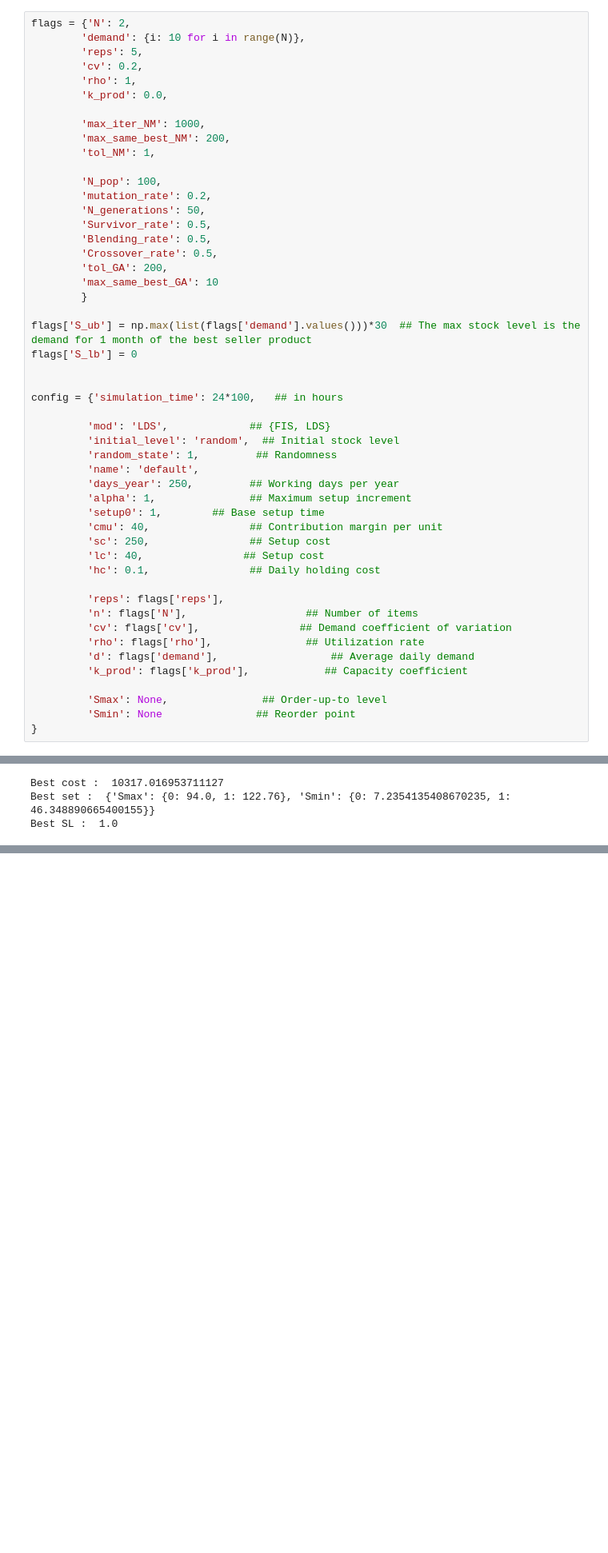
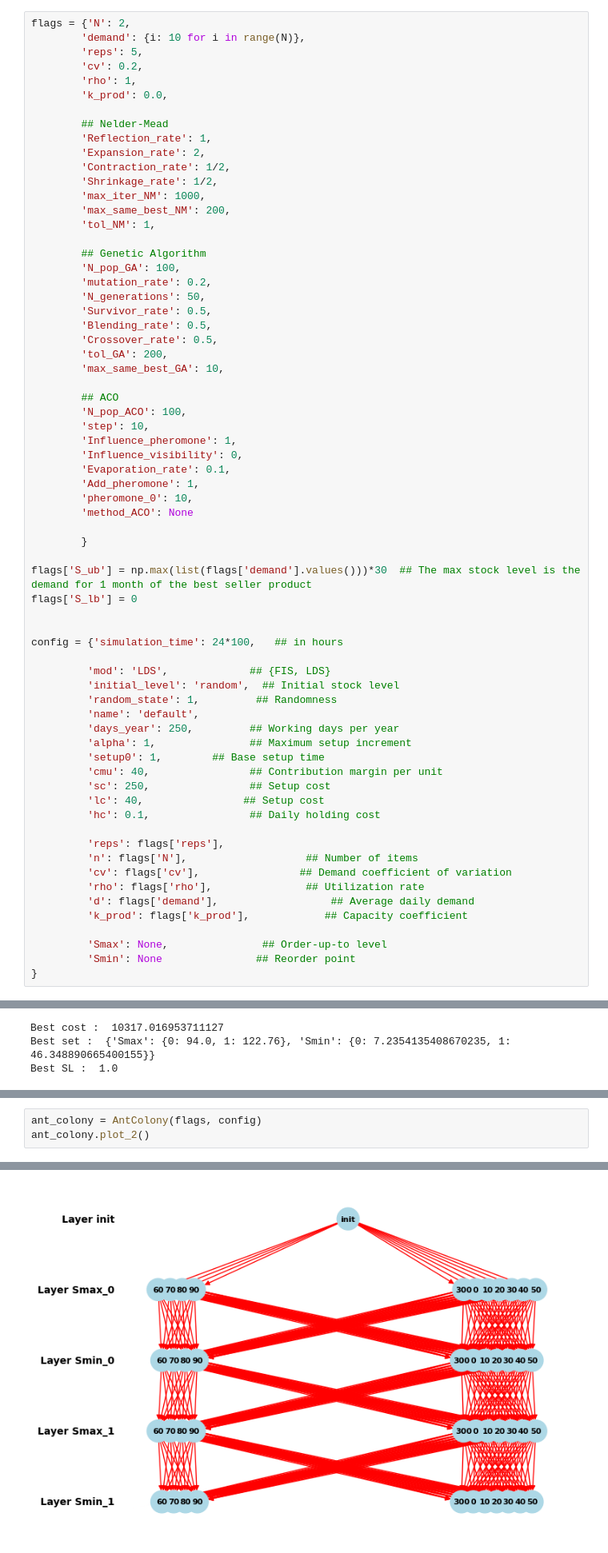
Before and after one commit to yu9800/SELSP_simOpt, a Jupyter notebook: inventory_opt.ipynb, the cells around one changed output, grey strips where cells are left out. Shown at 80% size. Saved outputs shown, nothing was run; the diff lists cells and outputs as text; blank space fills up the shorter version.

Commit message:
Ant colony graph

```diff
--- a/inventory_opt.ipynb
+++ b/inventory_opt.ipynb
@@ -342,18 +342,35 @@ flags = {'N': 2,
         'rho': 1,
         'k_prod': 0.0,
 
+        ## Nelder-Mead
+        'Reflection_rate': 1,
+        'Expansion_rate': 2,
+        'Contraction_rate': 1/2,
+        'Shrinkage_rate': 1/2,
         'max_iter_NM': 1000,
         'max_same_best_NM': 200,
         'tol_NM': 1,
 
-        'N_pop': 100,
+        ## Genetic Algorithm
+        'N_pop_GA': 100,
         'mutation_rate': 0.2,
         'N_generations': 50,
         'Survivor_rate': 0.5,
         'Blending_rate': 0.5,
         'Crossover_rate': 0.5,
         'tol_GA': 200,
-        'max_same_best_GA': 10
+        'max_same_best_GA': 10,
+
+        ## ACO
+        'N_pop_ACO': 100,
+        'step': 10,
+        'Influence_pheromone': 1,
+        'Influence_visibility': 0,
+        'Evaporation_rate': 0.1,
+        'Add_pheromone': 1,
+        'pheromone_0': 10,
+        'method_ACO': None
+
         }
 
 flags['S_ub'] = np.max(list(flags['demand'].values()))*30  ## The max stock level is the demand for 1 month of the best seller product
@@ -787,0 +939,4 @@ plt.show()
+# %%
+ant_colony = AntColony(flags, config)
+ant_colony.plot_2()
+# %% [output]
@@ -787,0 +944 @@ plt.show()
+[figure, added]
```
Also changed, not shown: parts of 8 cells of this notebook.
